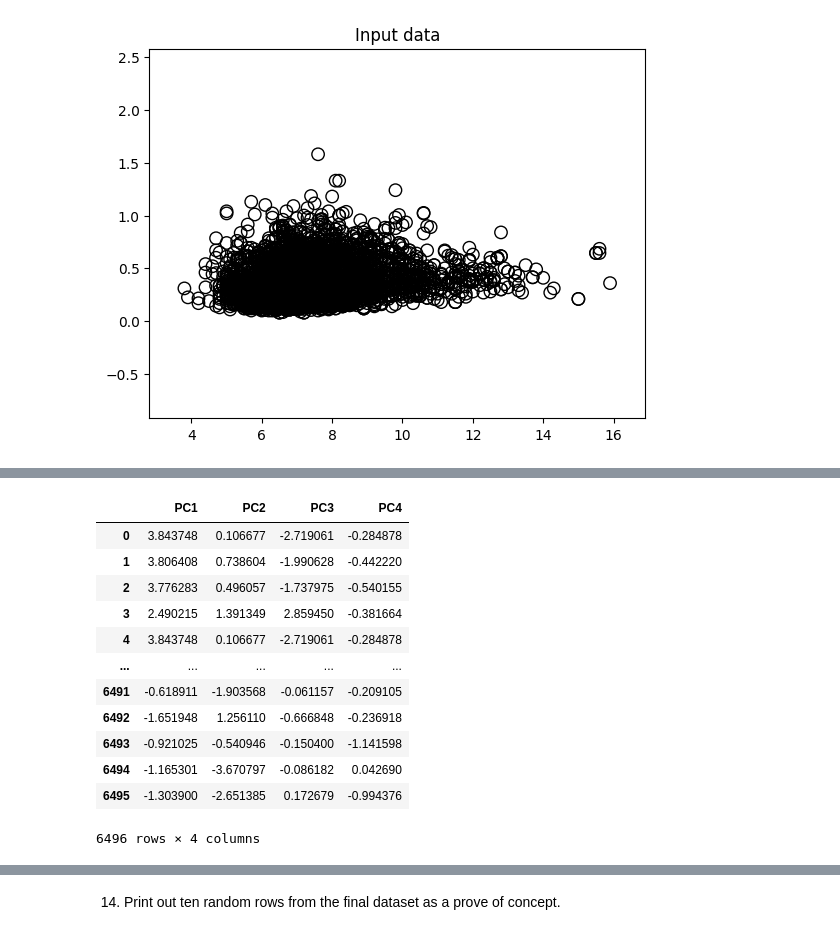
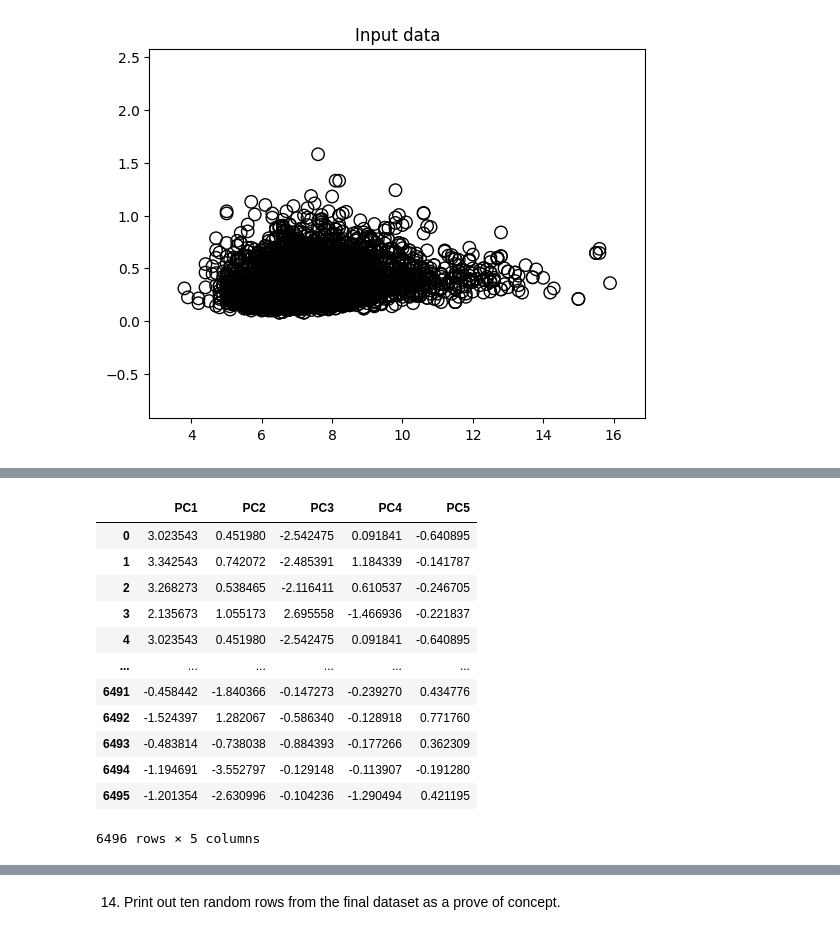
Before and after one commit to Peter537/Dat4-BI-MP2, a Jupyter notebook: winequality-peter.ipynb, the cells around one changed output, grey strips where cells are left out. Cells and saved outputs as stored; diff of their text form; code cells hidden in the pictures.

```diff
--- a/winequality-peter.ipynb
+++ b/winequality-peter.ipynb
@@ -185,0 +196,17 @@ Attribute with the lowest correlation to wine quality: density
+# %%
+# Calculate the correlation between each attribute and drop the wine_type column as it can skew the results
+wines_corr = numeric_df.corr()
+
+# Keep only the correlation values related to 'quality'
+quality_corr = wines_corr['quality'].drop('quality')  # Exclude the correlation with itself
+
+# Plot heatmap for the correlation between 'quality' and other attributes
+plt.figure(figsize=(8, 6))
+sns.heatmap(quality_corr.to_frame().T, annot=True, cmap='coolwarm', linewidths=0.5, cbar=False, square=True)
+plt.title('Correlation between Quality and Other Attributes')
+plt.show()
+
+# Find the attribute with the correlation closest to 0
+closest_to_zero = quality_corr.abs().idxmin()
+
+print("Attribute with the correlation closest to 0:", closest_to_zero)
@@ -185,0 +232,3 @@ Attribute with the lowest correlation to wine quality: density
+# %%
+combined_df.drop(closest_to_zero, axis=1, inplace=True)
+combined_df.head()
@@ -207,6 +263,8 @@ new_df
 # %% [markdown]
 13. Try to reduce the number of features of the aggregated data set by applying principal
 component analysis (PCA). What is the optimal number of components?
+# %%
+new_df.drop('wine_type', axis=1, inplace=True)
 # %%
 VAL = new_df.values
 VAL
@@ -312,0 +398,4 @@ array([[ 3.84374787,  0.10667722, -2.71906059, -0.28487818],
+# %%
+pca2 = PCA(n_components=5)
+pca_data2 = pca2.fit_transform(VAL)
+pca_data2
@@ -313,20 +410,20 @@ array([[ 3.84374787,  0.10667722, -2.71906059, -0.28487818],
 # %%
-pcadf = pd.DataFrame(data = pca_data, columns = ['PC1', 'PC2', 'PC3', 'PC4'])
+pcadf = pd.DataFrame(data = pca_data2, columns = ['PC1', 'PC2', 'PC3', 'PC4', 'PC5'])
 pcadf
 # %% [output]
-|  | PC1 | PC2 | PC3 | PC4 |
-| 0 | 3.843748 | 0.106677 | -2.719061 | -0.284878 |
-| 1 | 3.806408 | 0.738604 | -1.990628 | -0.442220 |
-| 2 | 3.776283 | 0.496057 | -1.737975 | -0.540155 |
-| 3 | 2.490215 | 1.391349 | 2.859450 | -0.381664 |
-| 4 | 3.843748 | 0.106677 | -2.719061 | -0.284878 |
-| ... | ... | ... | ... | ... |
-| 6491 | -0.618911 | -1.903568 | -0.061157 | -0.209105 |
-| 6492 | -1.651948 | 1.256110 | -0.666848 | -0.236918 |
-| 6493 | -0.921025 | -0.540946 | -0.150400 | -1.141598 |
-| 6494 | -1.165301 | -3.670797 | -0.086182 | 0.042690 |
-| 6495 | -1.303900 | -2.651385 | 0.172679 | -0.994376 |
+|  | PC1 | PC2 | PC3 | PC4 | PC5 |
+| 0 | 3.023543 | 0.451980 | -2.542475 | 0.091841 | -0.640895 |
+| 1 | 3.342543 | 0.742072 | -2.485391 | 1.184339 | -0.141787 |
+| 2 | 3.268273 | 0.538465 | -2.116411 | 0.610537 | -0.246705 |
+| 3 | 2.135673 | 1.055173 | 2.695558 | -1.466936 | -0.221837 |
+| 4 | 3.023543 | 0.451980 | -2.542475 | 0.091841 | -0.640895 |
+| ... | ... | ... | ... | ... | ... |
+| 6491 | -0.458442 | -1.840366 | -0.147273 | -0.239270 | 0.434776 |
+| 6492 | -1.524397 | 1.282067 | -0.586340 | -0.128918 | 0.771760 |
+| 6493 | -0.483814 | -0.738038 | -0.884393 | -0.177266 | 0.362309 |
+| 6494 | -1.194691 | -3.552797 | -0.129148 | -0.113907 | -0.191280 |
+| 6495 | -1.201354 | -2.630996 | -0.104236 | -1.290494 | 0.421195 |
-6496 rows × 4 columns
+6496 rows × 5 columns
 # %%
 # The PCA class contains explained variance  ratio,
 # which returns the variance caused by each of the principal components
```
Also changed, not shown: parts of 20 cells of this notebook.
